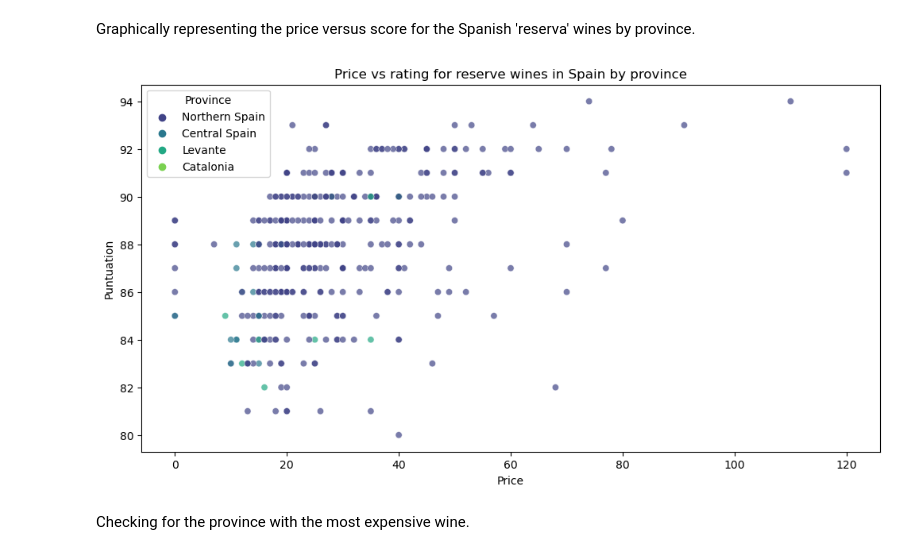
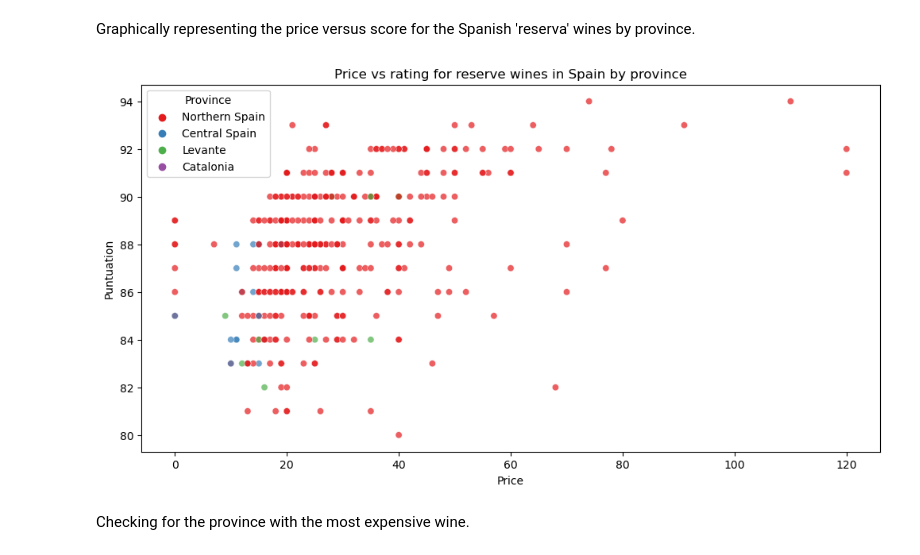
Before and after one commit to Diacon81/Wine, a Jupyter notebook: wines.ipynb, the cells around one changed output. Drawn from its saved outputs; the diff is of its cells as text; code cells hidden in the pictures.

```diff
--- a/wines.ipynb
+++ b/wines.ipynb
@@ -207,15 +207,15 @@ Graphically representing the price versus score for the Spanish 'reserva' wines
 # %%
 reserva_spain = wines_df[(wines_df['country'] == 'Spain') & (wines_df['designation'] == 'Reserva')]
 
 plt.figure(figsize=(12, 6))
-sns.scatterplot(x='price', y='points', hue='province', data=reserva_spain, palette='viridis', alpha=0.7)
+sns.scatterplot(x='price', y='points', hue='province', data=reserva_spain, palette='Set1', alpha=0.7)
 plt.title('Price vs rating for reserve wines in Spain by province')
 plt.xlabel('Price')
 plt.ylabel('Puntuation')
 plt.legend(title='Province')
 plt.show()
 # %% [output]
-[figure, old version]
+[figure, new version]
 # %% [markdown]
 Checking for the province with the most expensive wine.
 # %%
```
Also changed, not shown: parts of 18 cells of this notebook.
